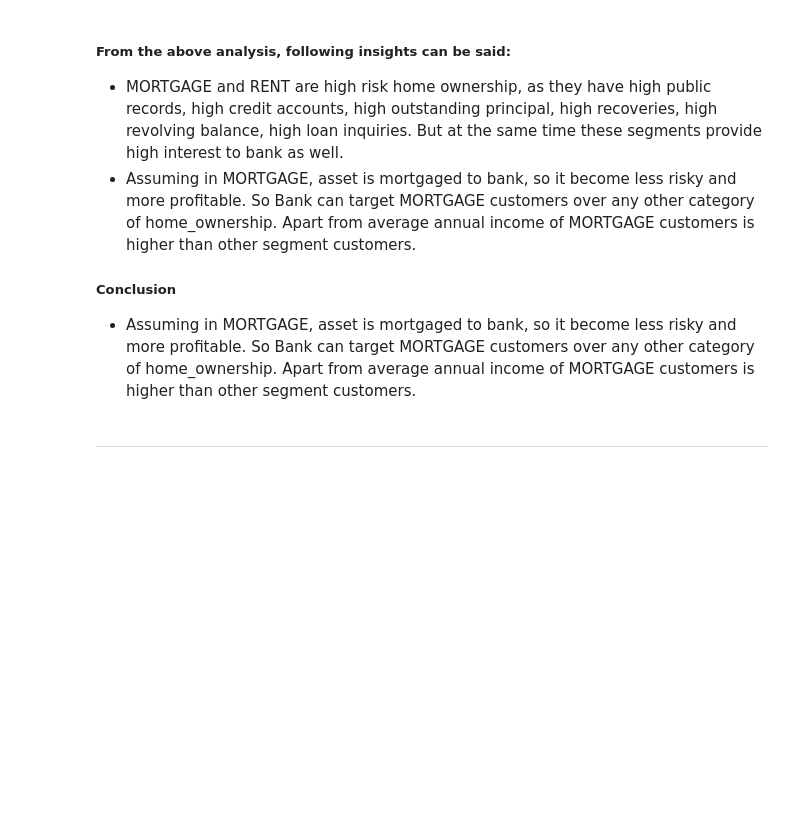
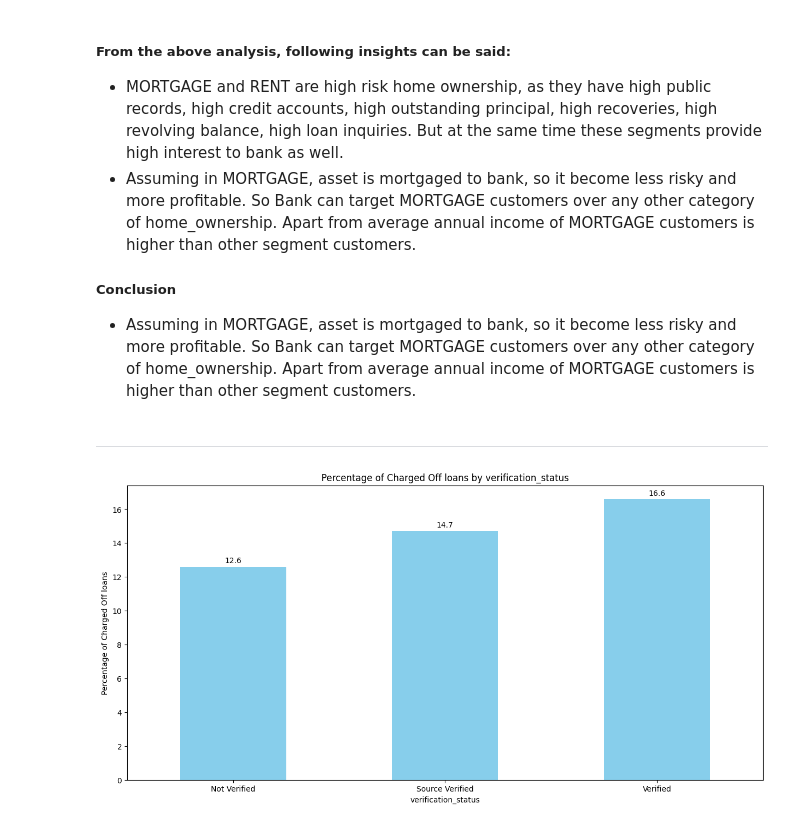
Before and after one commit to tejasvadhyani/LendingClubCaseStudy, a Jupyter notebook: Tejasva_Dhyani.ipynb, the cells around one changed output. Cells and saved outputs as stored; diff of their text form; code cells hidden in the pictures; blank space fills up the shorter version.

Commit message:
Adding bivariate analysis

```diff
--- a/Tejasva_Dhyani.ipynb
+++ b/Tejasva_Dhyani.ipynb
@@ -1745,3 +1745,34 @@ df_loan.to_excel('processed_loan.xlsx', index=False)
 - Assuming in MORTGAGE, asset is mortgaged to bank, so it become less risky and more profitable. So Bank can target MORTGAGE customers over any other category of home_ownership. Apart from average annual income of MORTGAGE customers is higher than other segment customers.
 # %% [markdown]
 <hr/>
+# %%
+# Defining a function that will create a Bivariate analysis chart
+def create_bivariate_chart(df, col_name, rot=0):
+    # Group by the column and loan_status, then calculate the percentage of 'Charged Off' loans
+    col_name_loan_status = df.groupby([col_name, 'loan_status']).size().unstack()
+    col_name_loan_status['total'] = col_name_loan_status.sum(axis=1)
+    col_name_loan_status['Percentage'] = (col_name_loan_status['Charged Off'] / col_name_loan_status['total']) * 100
+
+    # Create a bar plot for the percentage of 'Charged Off' loans
+    plt.figure(figsize=(15, 7))
+    bars = col_name_loan_status['Percentage'].plot(kind='bar', color='skyblue')
+    plt.xlabel(col_name)
+    plt.ylabel('Percentage of Charged Off loans')
+    plt.title(f'Percentage of Charged Off loans by {col_name}')
+    plt.xticks(rotation=rot)
+
+    # Add percentage labels on top of the bars
+    for bar in bars.patches:
+        plt.annotate(format(bar.get_height(), '.1f'),
+                     (bar.get_x() + bar.get_width() / 2, bar.get_height()),
+                     ha='center', va='center', size=10, xytext=(0, 8),
+                     textcoords='offset points')
+
+    plt.show()
+# %%
+# Bivariate analysis of Verification Status and Loan Status
+# verification_status_loan_status = df_loan.groupby(['verification_status', 'loan_status']).size().unstack()
+
+create_bivariate_chart(df_loan, 'verification_status')
+# %% [output]
+[figure, added]
```
Also changed, not shown: parts of 11 cells of this notebook, 1 other file.
